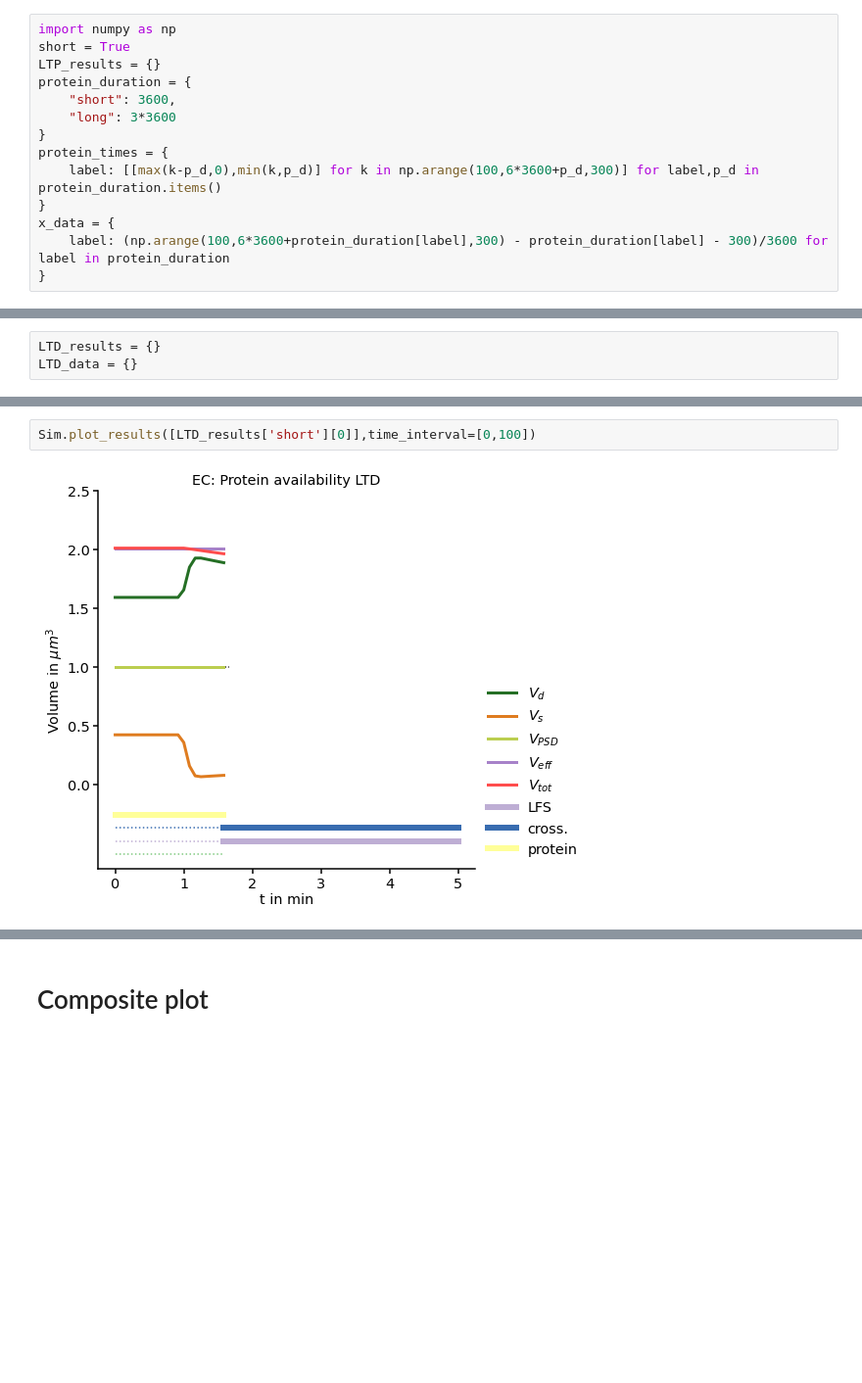
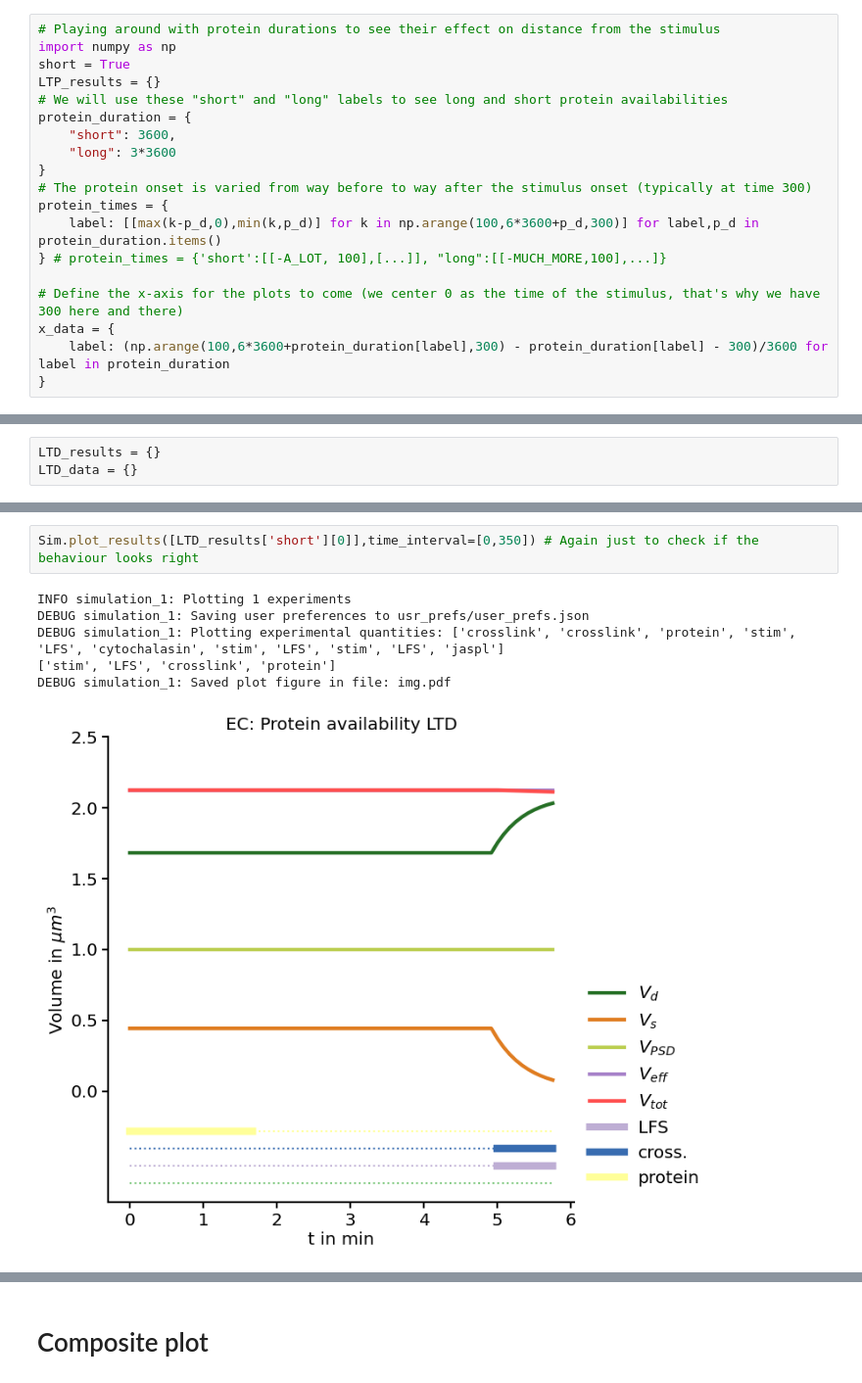
Before and after one commit to ngr-francesco/virtual_lab, a Jupyter notebook: examples/paper_plots.ipynb, the cells around one changed output, grey strips where cells are left out. Shown at 98% size. Cells and saved outputs as stored; diff of their text form; blank space fills up the shorter version.

Commit message:
cleaned up paper_plots and minor fixes

```diff
--- a/examples/paper_plots.ipynb
+++ b/examples/paper_plots.ipynb
@@ -215,16 +284,21 @@ for exp_name in exp_names:
 # %% [markdown]
 ## LTP
 # %%
+# Playing around with protein durations to see their effect on distance from the stimulus
 import numpy as np
 short = True
 LTP_results = {}
+# We will use these "short" and "long" labels to see long and short protein availabilities
 protein_duration = {
     "short": 3600,
     "long": 3*3600
 }
+# The protein onset is varied from way before to way after the stimulus onset (typically at time 300)
 protein_times = {
     label: [[max(k-p_d,0),min(k,p_d)] for k in np.arange(100,6*3600+p_d,300)] for label,p_d in protein_duration.items()
-}
+} # protein_times = {'short':[[-A_LOT, 100],[...]], "long":[[-MUCH_MORE,100],...]}
+
+# Define the x-axis for the plots to come (we center 0 as the time of the stimulus, that's why we have 300 here and there)
 x_data = {
     label: (np.arange(100,6*3600+protein_duration[label],300) - protein_duration[label] - 300)/3600 for label in protein_duration
 }
@@ -283,7 +372,12 @@ for label in ['short','long']:
 # %%
-Sim.plot_results([LTD_results['short'][0]],time_interval=[0,100])
+Sim.plot_results([LTD_results['short'][0]],time_interval=[0,350]) # Again just to check if the behaviour looks right
 # %% [output]
+INFO simulation_1: Plotting 1 experiments
+DEBUG simulation_1: Saving user preferences to usr_prefs/user_prefs.json
+DEBUG simulation_1: Plotting experimental quantities: ['crosslink', 'crosslink', 'protein', 'stim', 'LFS', 'cytochalasin', 'stim', 'LFS', 'stim', 'LFS', 'jaspl']
+['stim', 'LFS', 'crosslink', 'protein']
+DEBUG simulation_1: Saved plot figure in file: img.pdf
-[figure, old version]
+[figure, new version]
 # %%
 for label in ['short','long']:
     LTD_data[label] = Sim.plot_selected_points(LTD_results[label],["Vpsd","V_tot"],"last",["stim"], x_data= x_data[label],xlabel = "Time of protein availability (h)",
```
Also changed, not shown: parts of 31 cells of this notebook, 6 other files.
